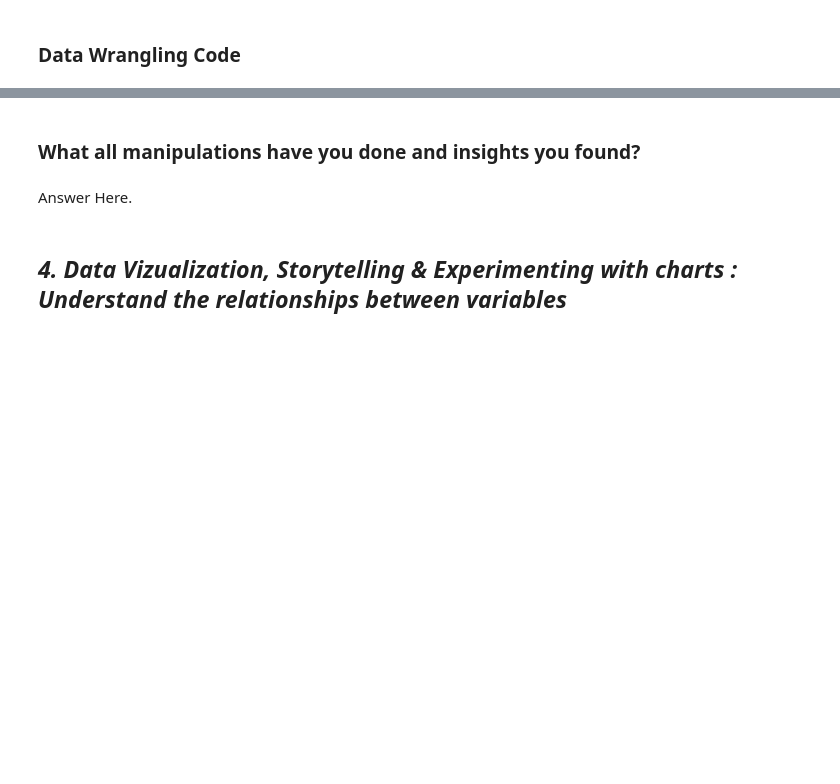
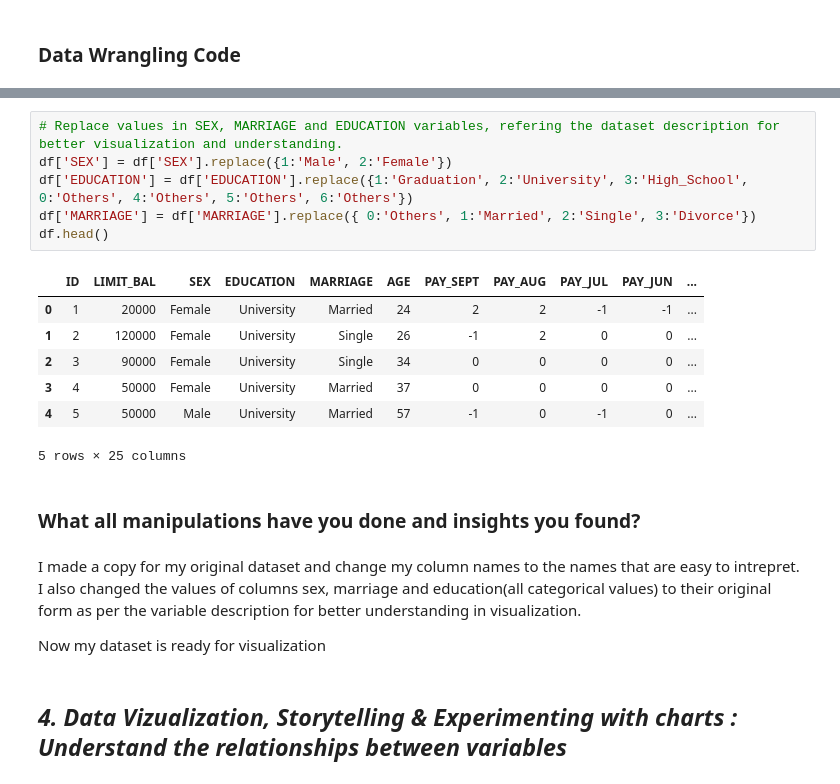
Before and after one commit to subhashsomarouthu/Credit_Card_Default_Prediction, a Jupyter notebook: Credit_Card_Default_Prediction.ipynb, the cells around one changed output, grey strips where cells are left out. Drawn from its saved outputs; the diff is of its cells as text; blank space fills up the shorter version.

```diff
--- a/Credit_Card_Default_Prediction.ipynb
+++ b/Credit_Card_Default_Prediction.ipynb
@@ -216,7 +414,23 @@ Answer Here
+# %%
+# Replace values in SEX, MARRIAGE and EDUCATION variables, refering the dataset description for better visualization and understanding.
+df['SEX'] = df['SEX'].replace({1:'Male', 2:'Female'})
+df['EDUCATION'] = df['EDUCATION'].replace({1:'Graduation', 2:'University', 3:'High_School', 0:'Others', 4:'Others', 5:'Others', 6:'Others'})
+df['MARRIAGE'] = df['MARRIAGE'].replace({ 0:'Others', 1:'Married', 2:'Single', 3:'Divorce'})
+df.head()
+# %% [output]
+|  | ID | LIMIT_BAL | SEX | EDUCATION | MARRIAGE | AGE | PAY_SEPT | PAY_AUG | PAY_JUL | PAY_JUN | ... |
+| 0 | 1 | 20000 | Female | University | Married | 24 | 2 | 2 | -1 | -1 | ... |
+| 1 | 2 | 120000 | Female | University | Single | 26 | -1 | 2 | 0 | 0 | ... |
+| 2 | 3 | 90000 | Female | University | Single | 34 | 0 | 0 | 0 | 0 | ... |
+| 3 | 4 | 50000 | Female | University | Married | 37 | 0 | 0 | 0 | 0 | ... |
+| 4 | 5 | 50000 | Male | University | Married | 57 | -1 | 0 | -1 | 0 | ... |
+5 rows × 25 columns
 # %% [markdown]
 ### What all manipulations have you done and insights you found?
-# %% [markdown]
-Answer Here.
+# %% [markdown]
+I made a copy for my original dataset and change my column names to the names that are easy to intrepret. I also changed the values of columns sex, marriage and education(all categorical values) to their original form as per the variable description for better understanding in visualization.
+
+Now my dataset is ready for visualization
 # %% [markdown]
 ## ***4. Data Vizualization, Storytelling & Experimenting with charts : Understand the relationships between variables***
 # %% [markdown]
```
Also changed, not shown: parts of 20 cells of this notebook.
